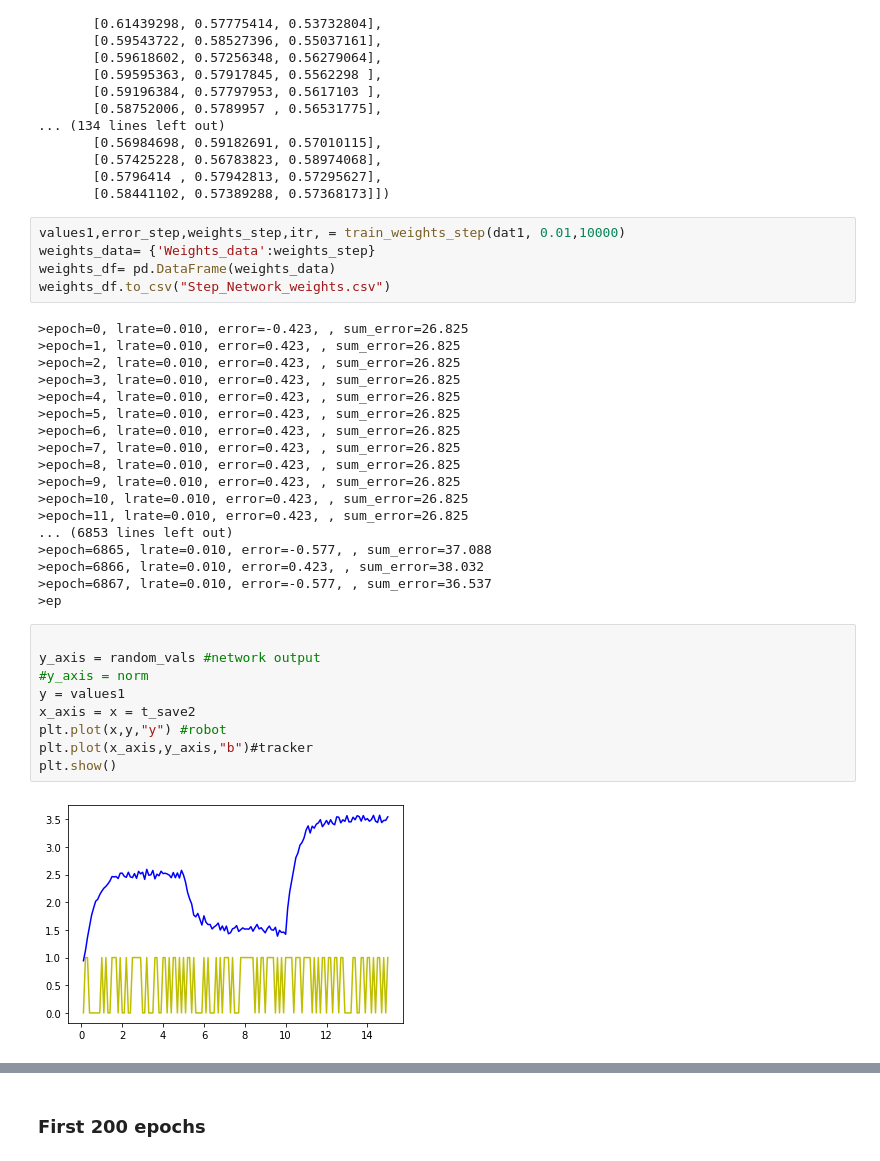
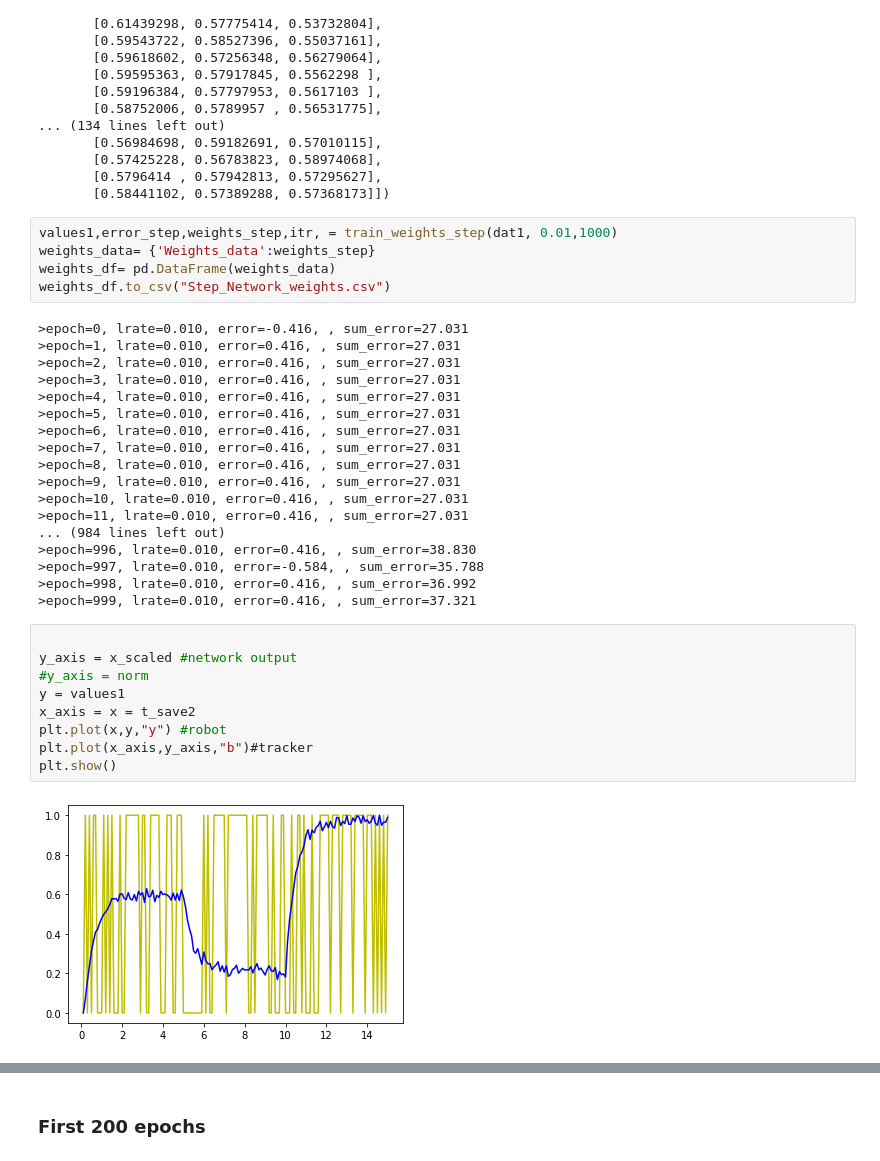
Before and after one commit to Kikumu/Computational-science-practice, a Jupyter notebook: CourseProject/Computational-Science-ACW.ipynb, the cells around one changed output, grey strips where cells are left out. Saved outputs shown, nothing was run; the diff lists cells and outputs as text.

```diff
--- a/CourseProject/Computational-Science-ACW.ipynb
+++ b/CourseProject/Computational-Science-ACW.ipynb
@@ -753,39 +711,39 @@ array([[0.        , 0.        , 1.        ],
        [0.5796414 , 0.57942813, 0.57295627],
        [0.58441102, 0.57389288, 0.57368173]])
 # %%
-values1,error_step,weights_step,itr, = train_weights_step(dat1, 0.01,10000)
+values1,error_step,weights_step,itr, = train_weights_step(dat1, 0.01,1000)
 weights_data= {'Weights_data':weights_step}
 weights_df= pd.DataFrame(weights_data)
 weights_df.to_csv("Step_Network_weights.csv")
 # %% [output]
->epoch=0, lrate=0.010, error=-0.423, , sum_error=26.825
->epoch=1, lrate=0.010, error=0.423, , sum_error=26.825
->epoch=2, lrate=0.010, error=0.423, , sum_error=26.825
->epoch=3, lrate=0.010, error=0.423, , sum_error=26.825
->epoch=4, lrate=0.010, error=0.423, , sum_error=26.825
->epoch=5, lrate=0.010, error=0.423, , sum_error=26.825
->epoch=6, lrate=0.010, error=0.423, , sum_error=26.825
->epoch=7, lrate=0.010, error=0.423, , sum_error=26.825
->epoch=8, lrate=0.010, error=0.423, , sum_error=26.825
->epoch=9, lrate=0.010, error=0.423, , sum_error=26.825
->epoch=10, lrate=0.010, error=0.423, , sum_error=26.825
->epoch=11, lrate=0.010, error=0.423, , sum_error=26.825
-... (6853 lines left out)
->epoch=6865, lrate=0.010, error=-0.577, , sum_error=37.088
->epoch=6866, lrate=0.010, error=0.423, , sum_error=38.032
->epoch=6867, lrate=0.010, error=-0.577, , sum_error=36.537
->ep
+>epoch=0, lrate=0.010, error=-0.416, , sum_error=27.031
+>epoch=1, lrate=0.010, error=0.416, , sum_error=27.031
+>epoch=2, lrate=0.010, error=0.416, , sum_error=27.031
+>epoch=3, lrate=0.010, error=0.416, , sum_error=27.031
+>epoch=4, lrate=0.010, error=0.416, , sum_error=27.031
+>epoch=5, lrate=0.010, error=0.416, , sum_error=27.031
+>epoch=6, lrate=0.010, error=0.416, , sum_error=27.031
+>epoch=7, lrate=0.010, error=0.416, , sum_error=27.031
+>epoch=8, lrate=0.010, error=0.416, , sum_error=27.031
+>epoch=9, lrate=0.010, error=0.416, , sum_error=27.031
+>epoch=10, lrate=0.010, error=0.416, , sum_error=27.031
+>epoch=11, lrate=0.010, error=0.416, , sum_error=27.031
+... (984 lines left out)
+>epoch=996, lrate=0.010, error=0.416, , sum_error=38.830
+>epoch=997, lrate=0.010, error=-0.584, , sum_error=35.788
+>epoch=998, lrate=0.010, error=0.416, , sum_error=36.992
+>epoch=999, lrate=0.010, error=0.416, , sum_error=37.321
 # %%
 
-y_axis = random_vals #network output
+y_axis = x_scaled #network output
 #y_axis = norm
 y = values1
 x_axis = x = t_save2
 plt.plot(x,y,"y") #robot
 plt.plot(x_axis,y_axis,"b")#tracker
 plt.show()
 # %% [output]
-[figure, old version]
+[figure, new version]
 # %%
 len(itr)
 # %% [output]
```
Also changed, not shown: parts of 13 cells of this notebook.
